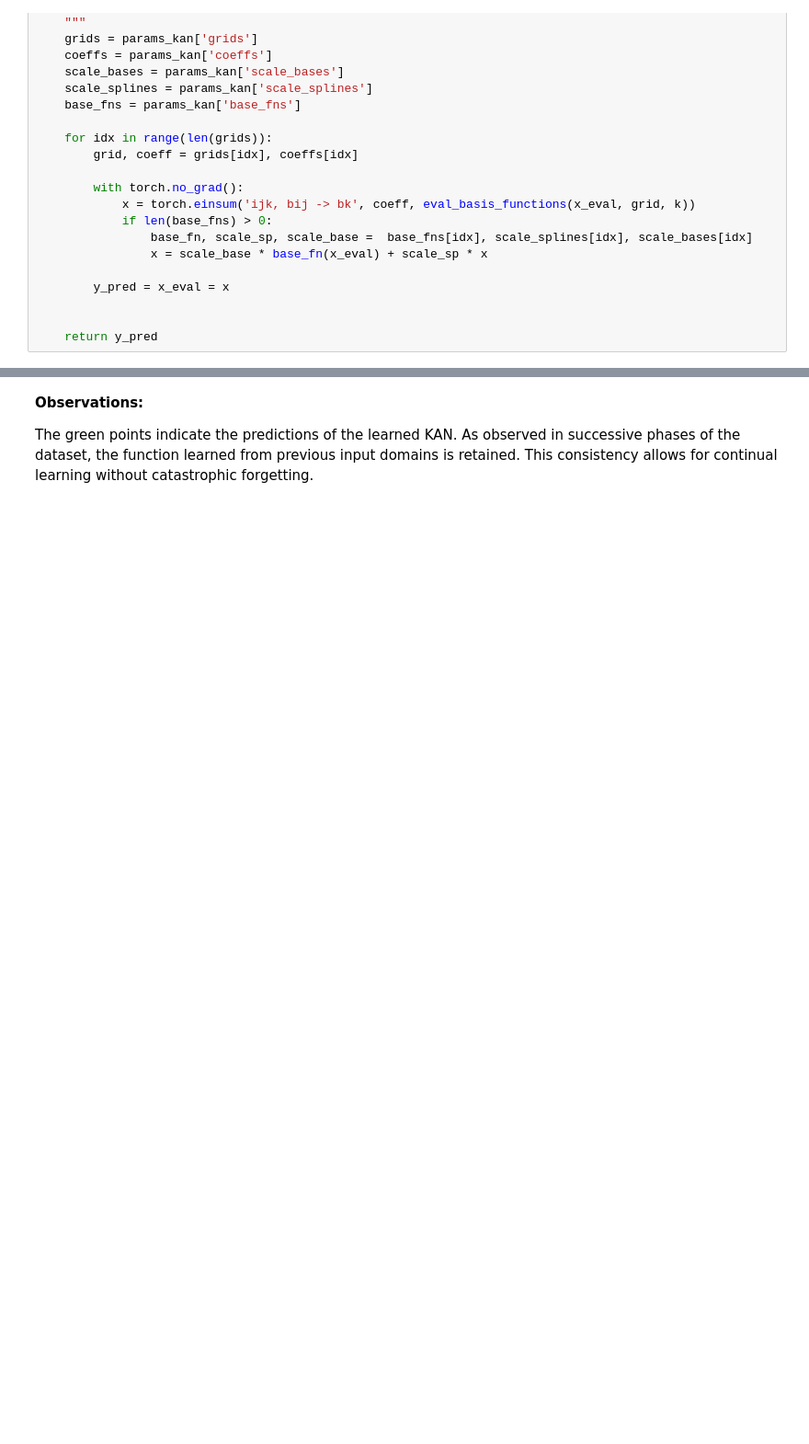
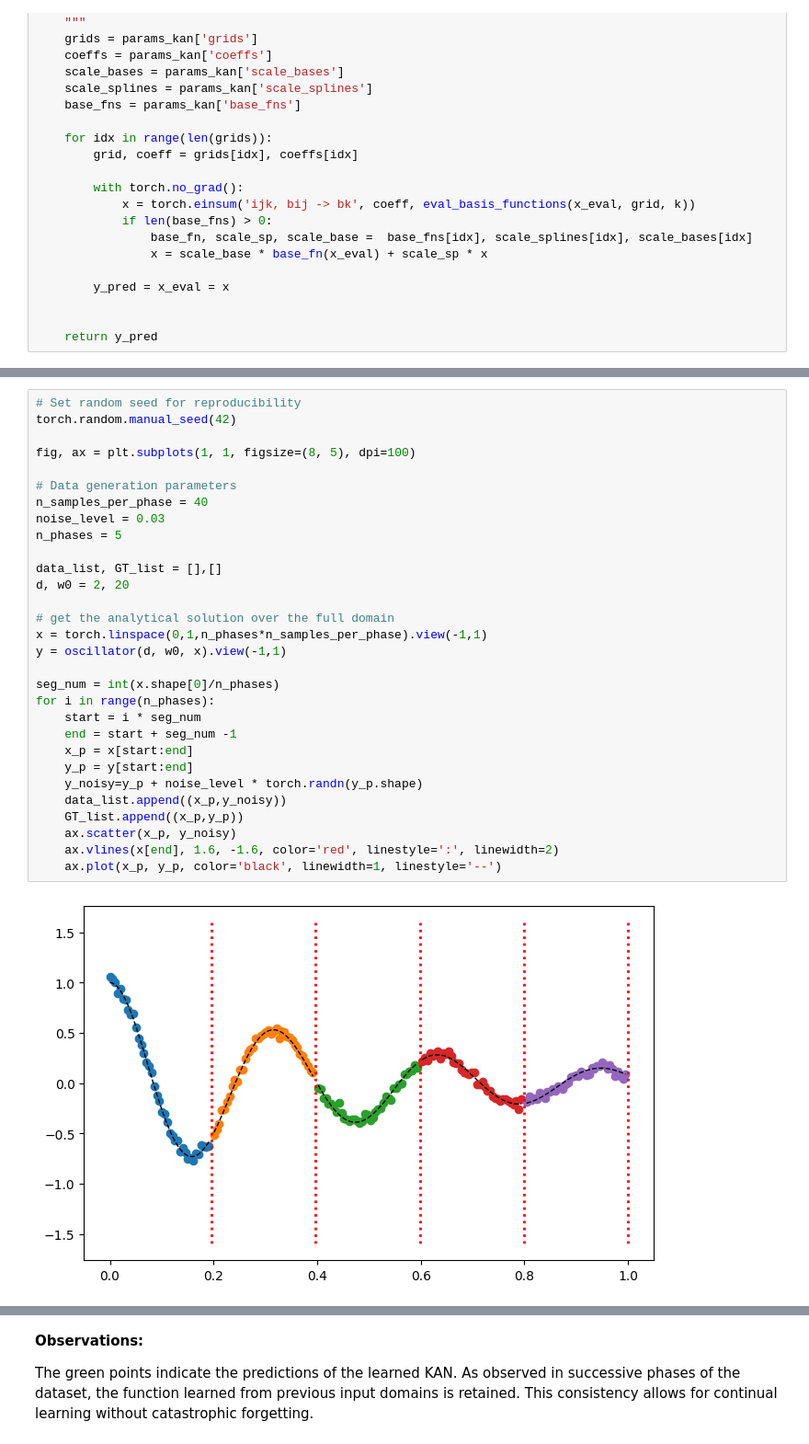
Before and after one commit to HsiuWen/SciML_PPP, a Jupyter notebook: KAN_grids_continual.ipynb, the cells around one changed output, grey strips where cells are left out. Shown at 92% size. Cells and saved outputs as stored; diff of their text form; blank space fills up the shorter version.

```diff
--- a/KAN_grids_continual.ipynb
+++ b/KAN_grids_continual.ipynb
@@ -228 +240,33 @@ for i in range(n_phases):
+# %%
+# Set random seed for reproducibility
+torch.random.manual_seed(42)
+
+fig, ax = plt.subplots(1, 1, figsize=(8, 5), dpi=100)
+
+# Data generation parameters
+n_samples_per_phase = 40
+noise_level = 0.03
+n_phases = 5
+
+data_list, GT_list = [],[]
+d, w0 = 2, 20
+
+# get the analytical solution over the full domain
+x = torch.linspace(0,1,n_phases*n_samples_per_phase).view(-1,1)
+y = oscillator(d, w0, x).view(-1,1)
+
+seg_num = int(x.shape[0]/n_phases)
+for i in range(n_phases):
+    start = i * seg_num
+    end = start + seg_num -1
+    x_p = x[start:end]
+    y_p = y[start:end]
+    y_noisy=y_p + noise_level * torch.randn(y_p.shape)
+    data_list.append((x_p,y_noisy))
+    GT_list.append((x_p,y_p))
+    ax.scatter(x_p, y_noisy)
+    ax.vlines(x[end], 1.6, -1.6, color='red', linestyle=':', linewidth=2)
+    ax.plot(x_p, y_p, color='black', linewidth=1, linestyle='--')
+# %% [output]
+[figure, added]
 # %% [markdown]
```
Also changed, not shown: parts of 10 cells of this notebook, 2 other files.
